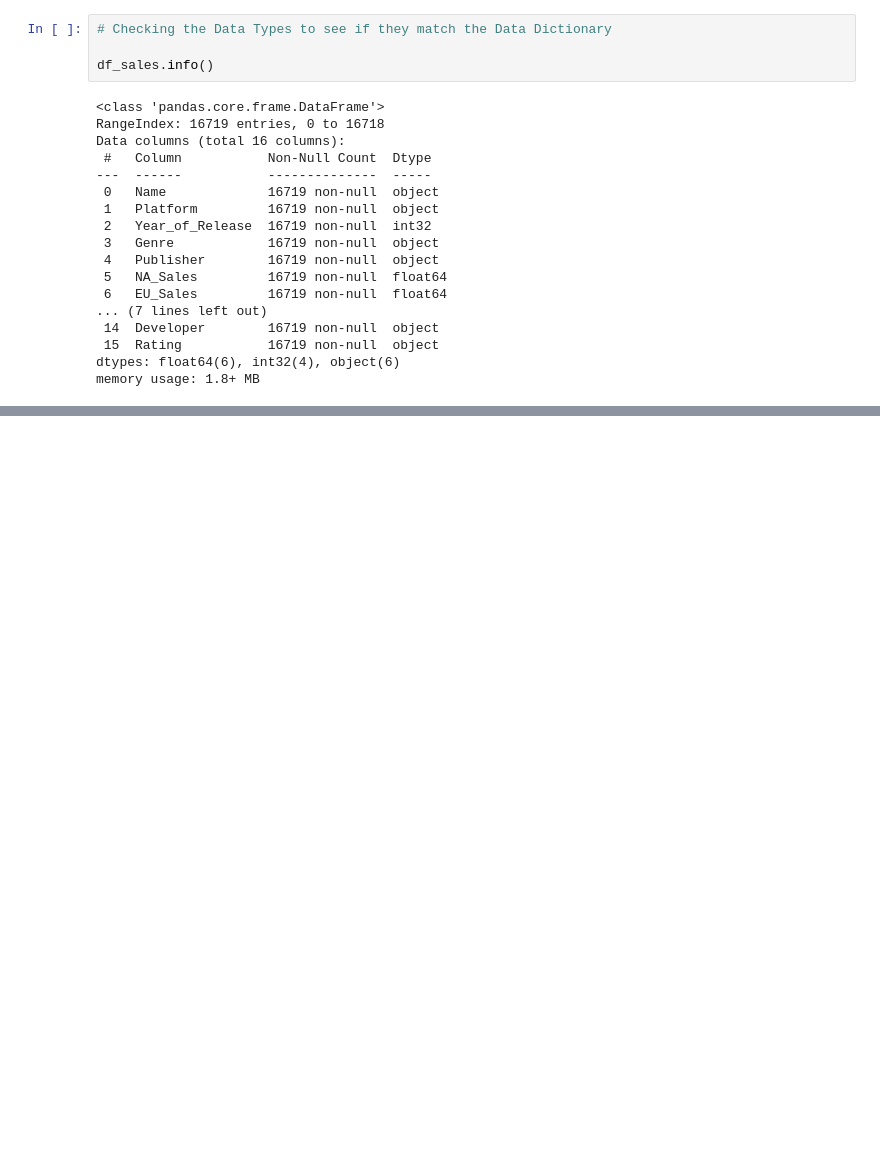
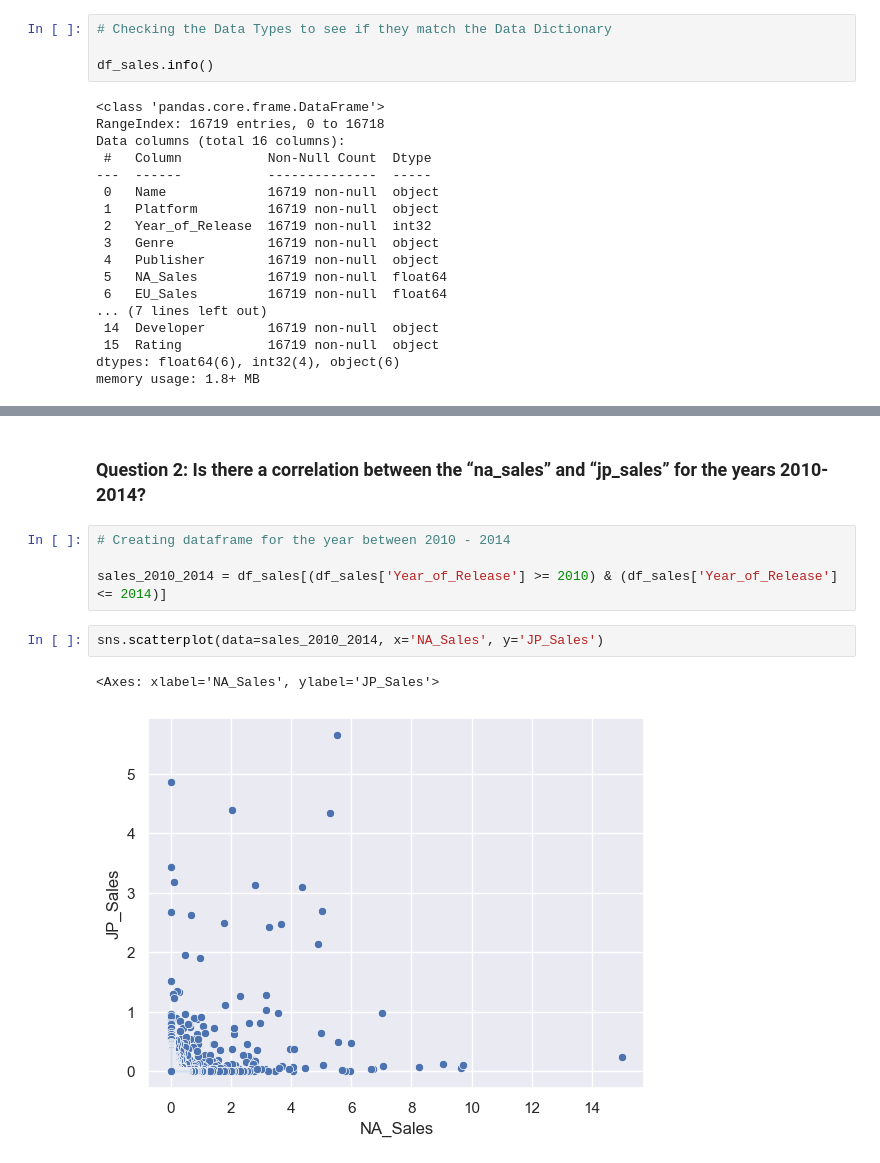
Before and after one commit to horlaralexie/Data-Visualisation-Techniques-, a Jupyter notebook: AkinniyiOlayeleVictor_DPrepHDip_CA1.ipynb, the cells around one changed output, grey strips where cells are left out. Cells and saved outputs as stored; diff of their text form; blank space fills up the shorter version.

Commit message:
scatterplot, but Need to add color separation

```diff
--- a/AkinniyiOlayeleVictor_DPrepHDip_CA1.ipynb
+++ b/AkinniyiOlayeleVictor_DPrepHDip_CA1.ipynb
@@ -328,0 +329,11 @@ Text(0.5, 1.0, 'Top 5 Games by Global Sales')
+# %% [markdown]
+### Question 2: Is there a correlation between the “na_sales” and “jp_sales” for the years 2010-2014?
+# %%
+# Creating dataframe for the year between 2010 - 2014
+
+sales_2010_2014 = df_sales[(df_sales['Year_of_Release'] >= 2010) & (df_sales['Year_of_Release'] <= 2014)]
+# %%
+sns.scatterplot(data=sales_2010_2014, x='NA_Sales', y='JP_Sales')
+# %% [output]
+<Axes: xlabel='NA_Sales', ylabel='JP_Sales'>
+[figure, added]
```
Also changed, not shown: parts of 21 cells of this notebook.
